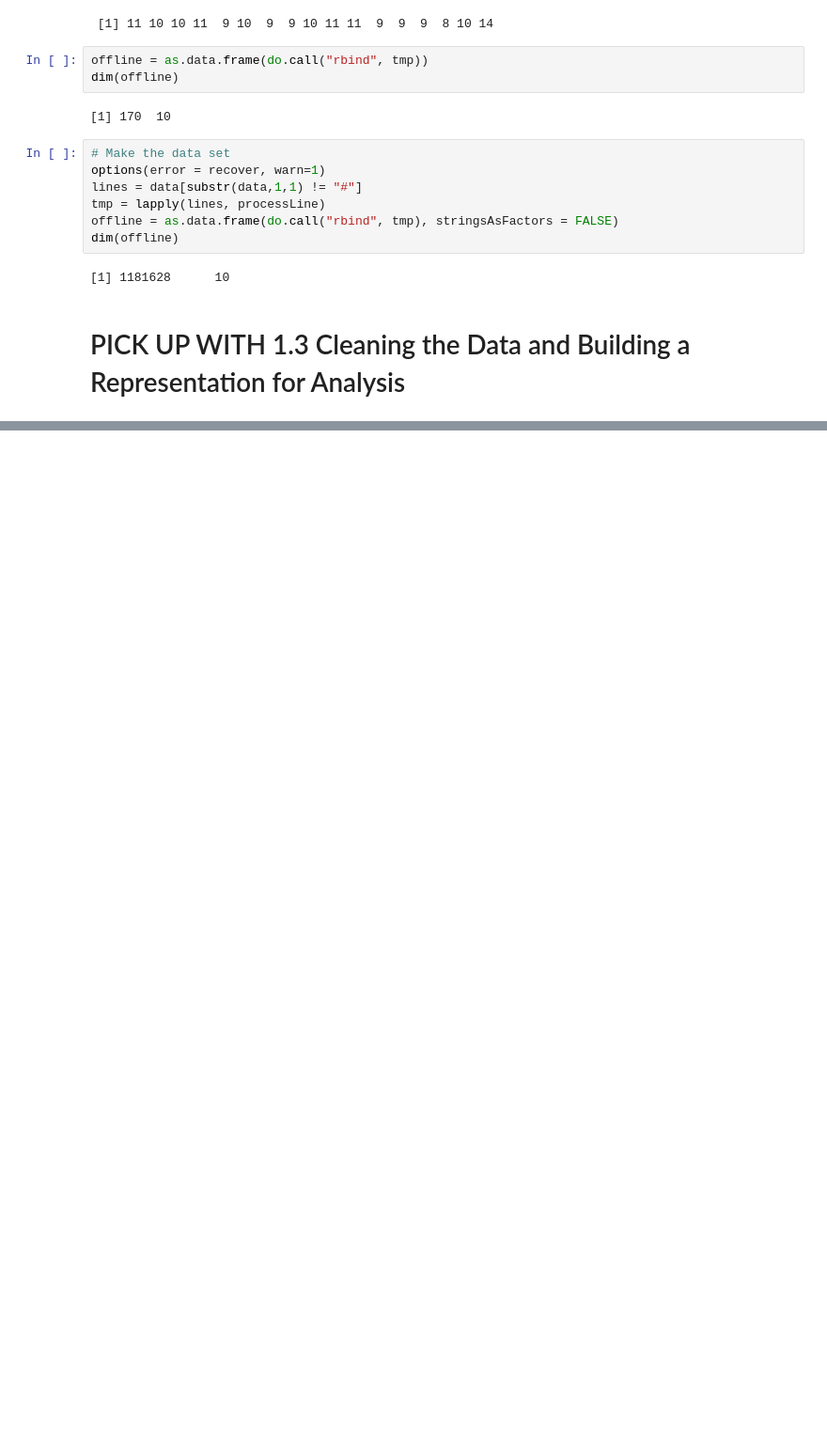
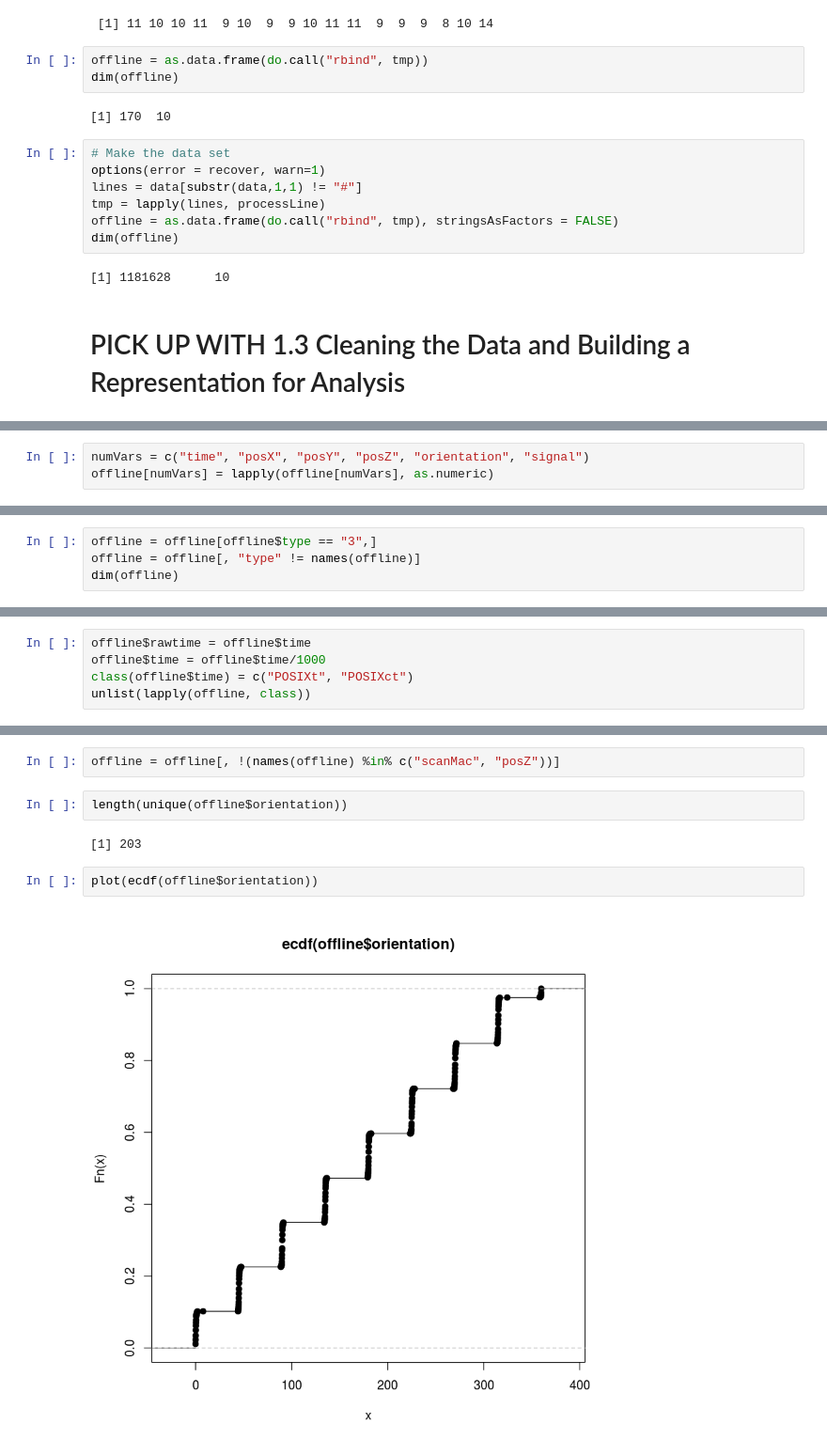
Before and after one commit to CaseyRMartinez/QTW_CaseStudies, a Jupyter notebook: RTLS_CaseStudy1.ipynb, the cells around one changed output, grey strips where cells are left out. Shown at 94% size. Saved outputs shown, nothing was run; the diff lists cells and outputs as text; blank space fills up the shorter version.

```diff
--- a/RTLS_CaseStudy1.ipynb
+++ b/RTLS_CaseStudy1.ipynb
@@ -116,0 +119,3 @@ dim(offline)
+# %%
+numVars = c("time", "posX", "posY", "posZ", "orientation", "signal")
+offline[numVars] = lapply(offline[numVars], as.numeric)
@@ -116,0 +132,4 @@ dim(offline)
+# %%
+offline = offline[offline$type == "3",]
+offline = offline[, "type" != names(offline)]
+dim(offline)
@@ -116,0 +138,5 @@ dim(offline)
+# %%
+offline$rawtime = offline$time
+offline$time = offline$time/1000
+class(offline$time) = c("POSIXt", "POSIXct")
+unlist(lapply(offline, class))
@@ -116,0 +176,10 @@ dim(offline)
+# %%
+offline = offline[, !(names(offline) %in% c("scanMac", "posZ"))]
+# %%
+length(unique(offline$orientation))
+# %% [output]
+[1] 203
+# %%
+plot(ecdf(offline$orientation))
+# %% [output]
+[figure, added]
```
Also changed, not shown: parts of 25 cells of this notebook.
